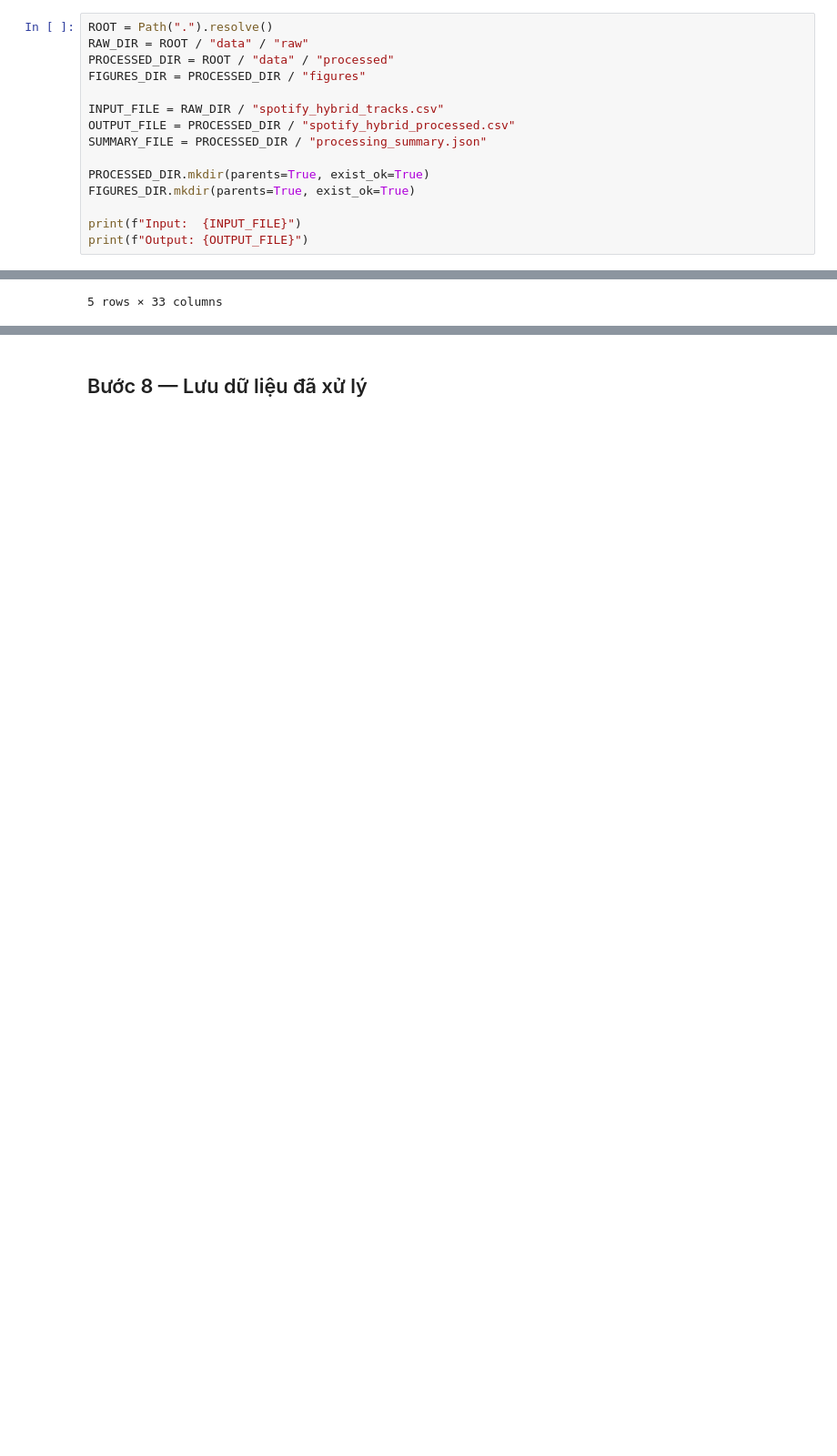
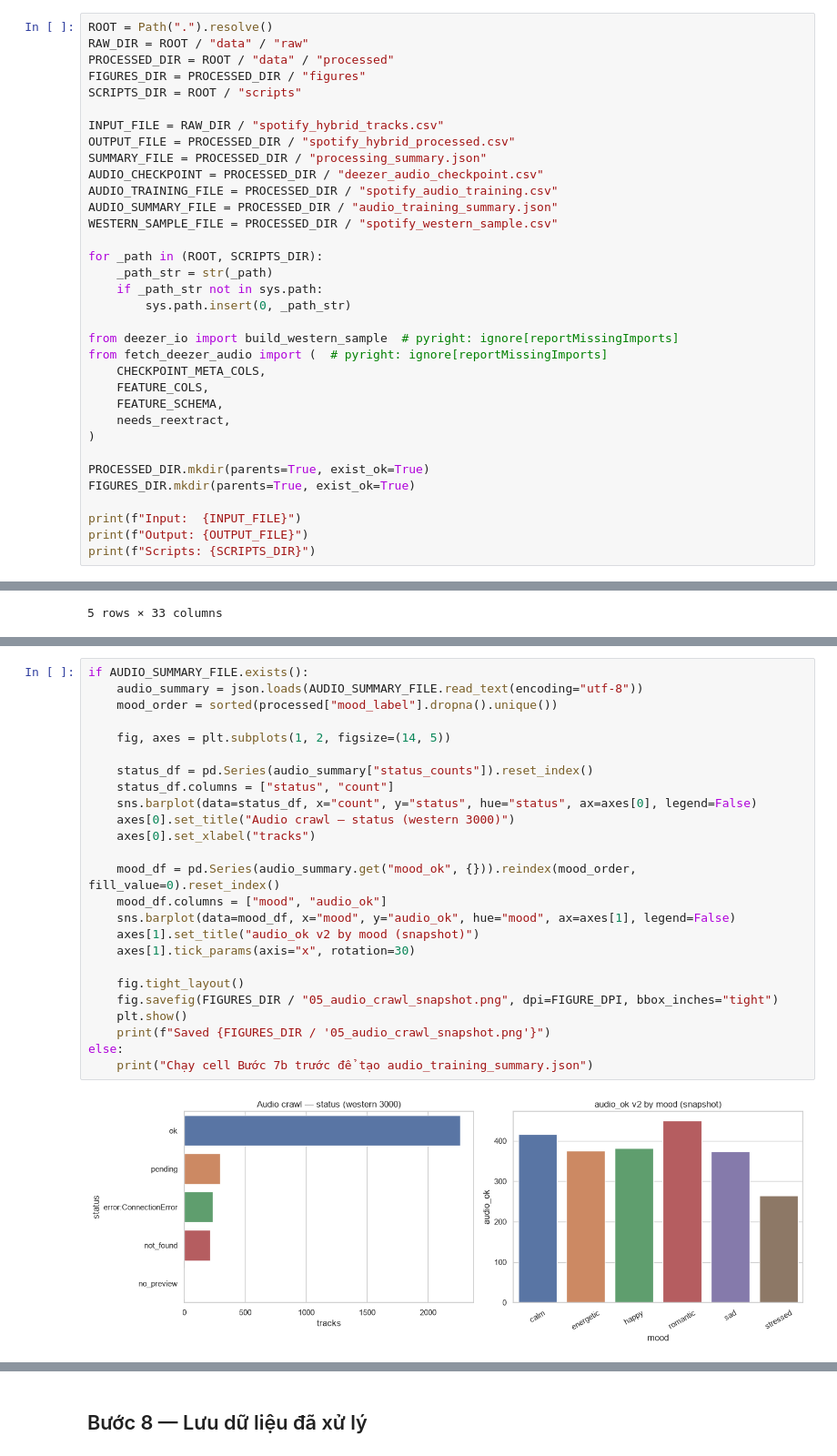
Before and after one commit to dieppu228/mood_music_recommender, a Jupyter notebook: spocrawl/process_and_visualize.ipynb, the cells around one changed output, grey strips where cells are left out. Shown at 91% size. Drawn from its saved outputs; the diff is of its cells as text; blank space fills up the shorter version.

```diff
--- a/spocrawl/process_and_visualize.ipynb
+++ b/spocrawl/process_and_visualize.ipynb
@@ -33,16 +41,35 @@ ROOT = Path(".").resolve()
 RAW_DIR = ROOT / "data" / "raw"
 PROCESSED_DIR = ROOT / "data" / "processed"
 FIGURES_DIR = PROCESSED_DIR / "figures"
+SCRIPTS_DIR = ROOT / "scripts"
 
 INPUT_FILE = RAW_DIR / "spotify_hybrid_tracks.csv"
 OUTPUT_FILE = PROCESSED_DIR / "spotify_hybrid_processed.csv"
 SUMMARY_FILE = PROCESSED_DIR / "processing_summary.json"
+AUDIO_CHECKPOINT = PROCESSED_DIR / "deezer_audio_checkpoint.csv"
+AUDIO_TRAINING_FILE = PROCESSED_DIR / "spotify_audio_training.csv"
+AUDIO_SUMMARY_FILE = PROCESSED_DIR / "audio_training_summary.json"
+WESTERN_SAMPLE_FILE = PROCESSED_DIR / "spotify_western_sample.csv"
+
+for _path in (ROOT, SCRIPTS_DIR):
+    _path_str = str(_path)
+    if _path_str not in sys.path:
+        sys.path.insert(0, _path_str)
+
+from deezer_io import build_western_sample  # pyright: ignore[reportMissingImports]
+from fetch_deezer_audio import (  # pyright: ignore[reportMissingImports]
+    CHECKPOINT_META_COLS,
+    FEATURE_COLS,
+    FEATURE_SCHEMA,
+    needs_reextract,
+)
 
 PROCESSED_DIR.mkdir(parents=True, exist_ok=True)
 FIGURES_DIR.mkdir(parents=True, exist_ok=True)
 
 print(f"Input:  {INPUT_FILE}")
 print(f"Output: {OUTPUT_FILE}")
+print(f"Scripts: {SCRIPTS_DIR}")
 # %% [output]
 Input:  C:\Users\User\Desktop\idk\ds\data\raw\spotify_hybrid_tracks.csv
 Output: C:\Users\User\Desktop\idk\ds\data\processed\spotify_hybrid_processed.csv
@@ -231,0 +453,27 @@ if "data_origin" in processed.columns:
+# %%
+if AUDIO_SUMMARY_FILE.exists():
+    audio_summary = json.loads(AUDIO_SUMMARY_FILE.read_text(encoding="utf-8"))
+    mood_order = sorted(processed["mood_label"].dropna().unique())
+
+    fig, axes = plt.subplots(1, 2, figsize=(14, 5))
+
+    status_df = pd.Series(audio_summary["status_counts"]).reset_index()
+    status_df.columns = ["status", "count"]
+    sns.barplot(data=status_df, x="count", y="status", hue="status", ax=axes[0], legend=False)
+    axes[0].set_title("Audio crawl — status (western 3000)")
+    axes[0].set_xlabel("tracks")
+
+    mood_df = pd.Series(audio_summary.get("mood_ok", {})).reindex(mood_order, fill_value=0).reset_index()
+    mood_df.columns = ["mood", "audio_ok"]
+    sns.barplot(data=mood_df, x="mood", y="audio_ok", hue="mood", ax=axes[1], legend=False)
+    axes[1].set_title("audio_ok v2 by mood (snapshot)")
+    axes[1].tick_params(axis="x", rotation=30)
+
+    fig.tight_layout()
+    fig.savefig(FIGURES_DIR / "05_audio_crawl_snapshot.png", dpi=FIGURE_DPI, bbox_inches="tight")
+    plt.show()
+    print(f"Saved {FIGURES_DIR / '05_audio_crawl_snapshot.png'}")
+else:
+    print("Chạy cell Bước 7b trước để tạo audio_training_summary.json")
+# %% [output]
+[figure, added]
```
Also changed, not shown: parts of 18 cells of this notebook, 47 other files.
